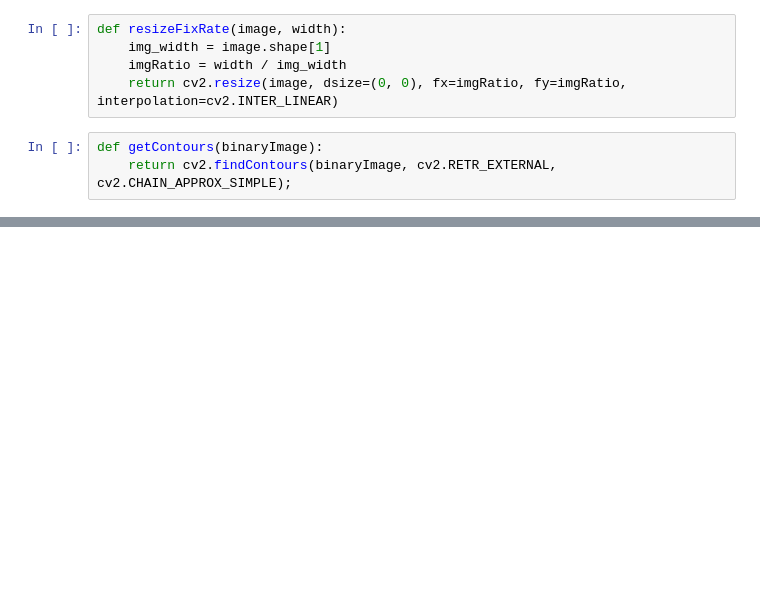
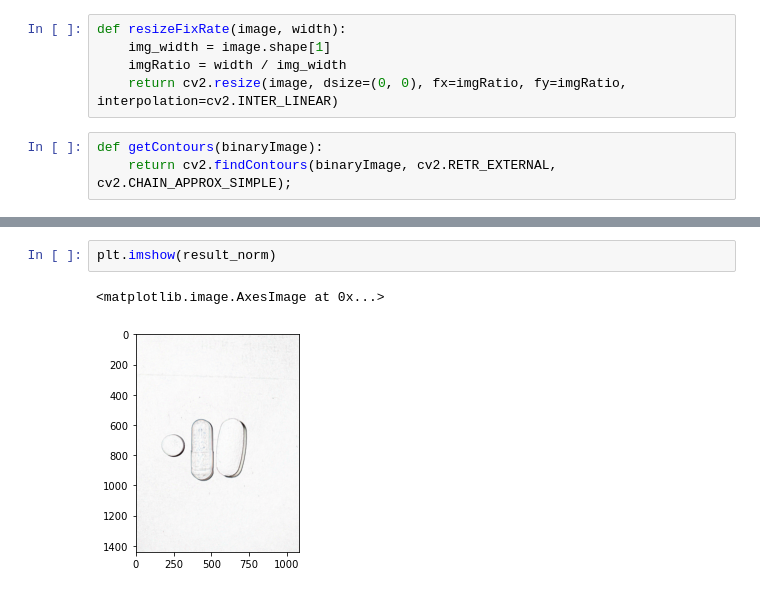
Before and after one commit to ceo0517/shadow, a Jupyter notebook: main.ipynb, the cells around one changed output, grey strips where cells are left out. Drawn from its saved outputs; the diff is of its cells as text; blank space fills up the shorter version.

```diff
--- a/main.ipynb
+++ b/main.ipynb
@@ -68,0 +202,5 @@ plt.imshow(cv2.cvtColor(image, cv2.COLOR_BGR2RGB))
+# %%
+plt.imshow(result_norm)
+# %% [output]
+<matplotlib.image.AxesImage at 0x...>
+[figure, added]
```
Also changed, not shown: parts of 7 cells of this notebook.
